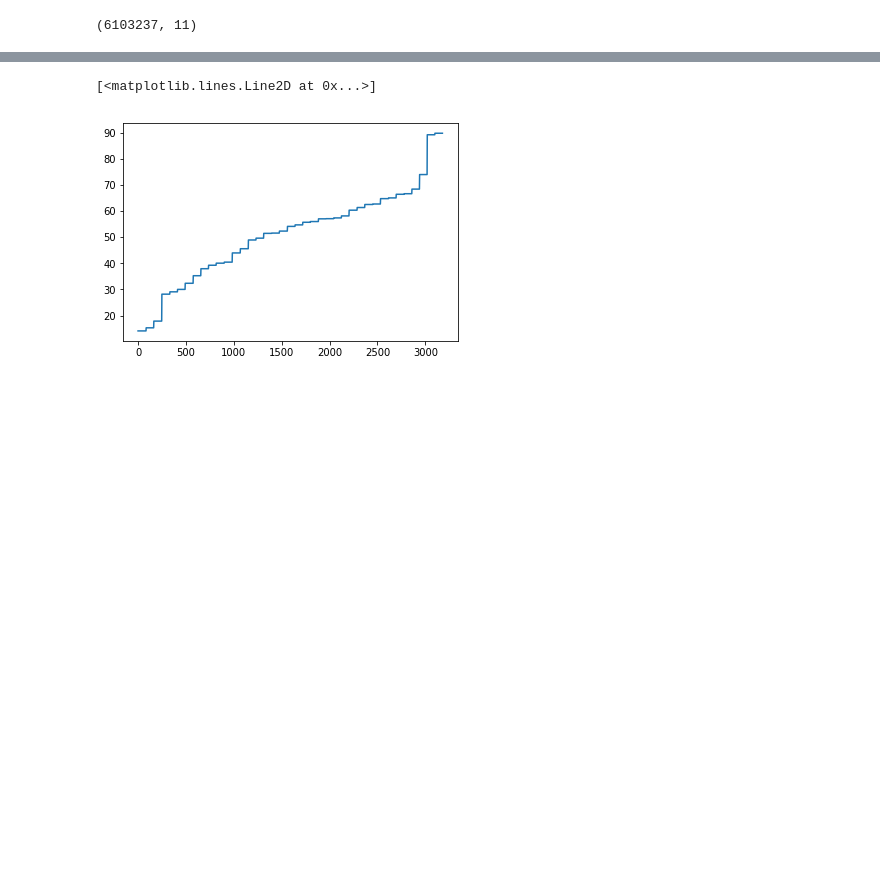
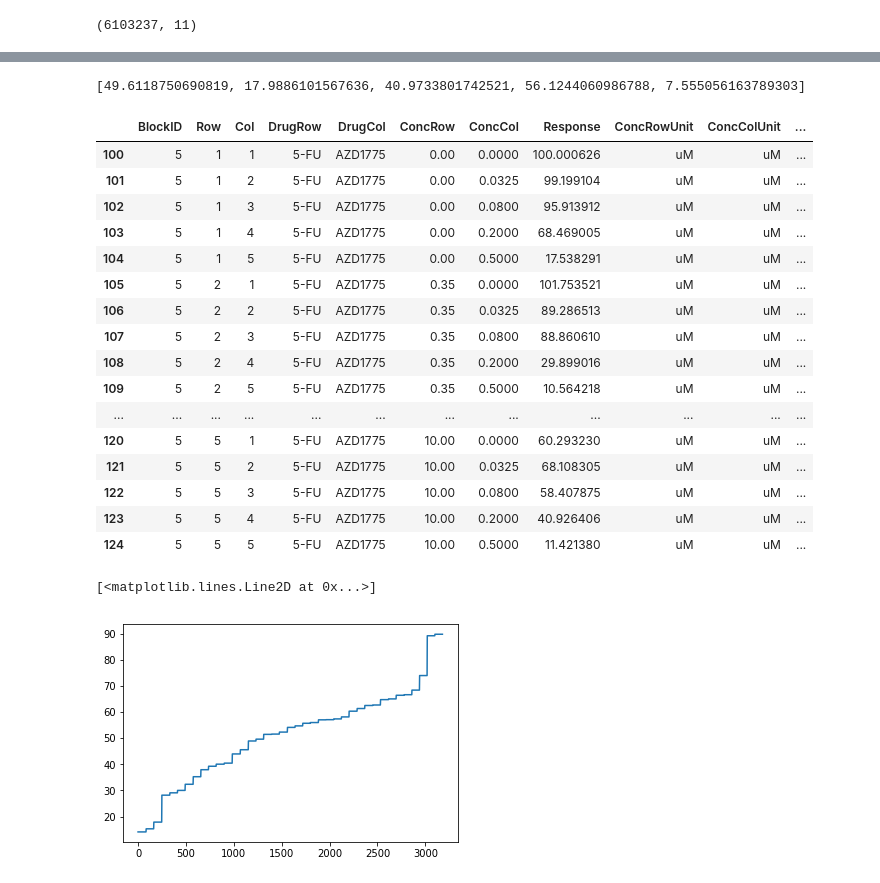
Before and after one commit to stefanhuber1510/marbleProject, a Jupyter notebook: scoring/reconstructGlobalClassifier.ipynb, the cells around one changed output, grey strips where cells are left out. Cells and saved outputs as stored; diff of their text form; code cells hidden in the pictures; blank space fills up the shorter version.

```diff
--- a/scoring/reconstructGlobalClassifier.ipynb
+++ b/scoring/reconstructGlobalClassifier.ipynb
@@ -64,3 +160,30 @@ data[data["DrugRow"]=="5-FU"][data["ConcCol"]==0][data["ConcRow"]==10]
+# %%
+vals = []
+for el in range(5):
+    vals.append(min(data[data["BlockID"]==el+1].loc[:,"Response"]))
+print(vals)
+# %% [output]
+[49.6118750690819, 17.9886101567636, 40.9733801742521, 56.1244060986788, 7.555056163789303]
+# %%
+data[data["BlockID"]==5]
+# %% [output]
+|  | BlockID | Row | Col | DrugRow | DrugCol | ConcRow | ConcCol | Response | ConcRowUnit | ConcColUnit | ... |
+| 100 | 5 | 1 | 1 | 5-FU | AZD1775 | 0.00 | 0.0000 | 100.000626 | uM | uM | ... |
+| 101 | 5 | 1 | 2 | 5-FU | AZD1775 | 0.00 | 0.0325 | 99.199104 | uM | uM | ... |
+| 102 | 5 | 1 | 3 | 5-FU | AZD1775 | 0.00 | 0.0800 | 95.913912 | uM | uM | ... |
+| 103 | 5 | 1 | 4 | 5-FU | AZD1775 | 0.00 | 0.2000 | 68.469005 | uM | uM | ... |
+| 104 | 5 | 1 | 5 | 5-FU | AZD1775 | 0.00 | 0.5000 | 17.538291 | uM | uM | ... |
+| 105 | 5 | 2 | 1 | 5-FU | AZD1775 | 0.35 | 0.0000 | 101.753521 | uM | uM | ... |
+| 106 | 5 | 2 | 2 | 5-FU | AZD1775 | 0.35 | 0.0325 | 89.286513 | uM | uM | ... |
+| 107 | 5 | 2 | 3 | 5-FU | AZD1775 | 0.35 | 0.0800 | 88.860610 | uM | uM | ... |
+| 108 | 5 | 2 | 4 | 5-FU | AZD1775 | 0.35 | 0.2000 | 29.899016 | uM | uM | ... |
+| 109 | 5 | 2 | 5 | 5-FU | AZD1775 | 0.35 | 0.5000 | 10.564218 | uM | uM | ... |
+| ... | ... | ... | ... | ... | ... | ... | ... | ... | ... | ... | ... |
+| 120 | 5 | 5 | 1 | 5-FU | AZD1775 | 10.00 | 0.0000 | 60.293230 | uM | uM | ... |
+| 121 | 5 | 5 | 2 | 5-FU | AZD1775 | 10.00 | 0.0325 | 68.108305 | uM | uM | ... |
+| 122 | 5 | 5 | 3 | 5-FU | AZD1775 | 10.00 | 0.0800 | 58.407875 | uM | uM | ... |
+| 123 | 5 | 5 | 4 | 5-FU | AZD1775 | 10.00 | 0.2000 | 40.926406 | uM | uM | ... |
+| 124 | 5 | 5 | 5 | 5-FU | AZD1775 | 10.00 | 0.5000 | 11.421380 | uM | uM | ... |
 # %%
 resp5FUconc10 = np.array(data[data["DrugRow"]=="5-FU"][data["ConcCol"]==0][data["ConcRow"]==10]["Response"])
 resp5FUconc10.sort()
```
Also changed, not shown: parts of 15 cells of this notebook.
